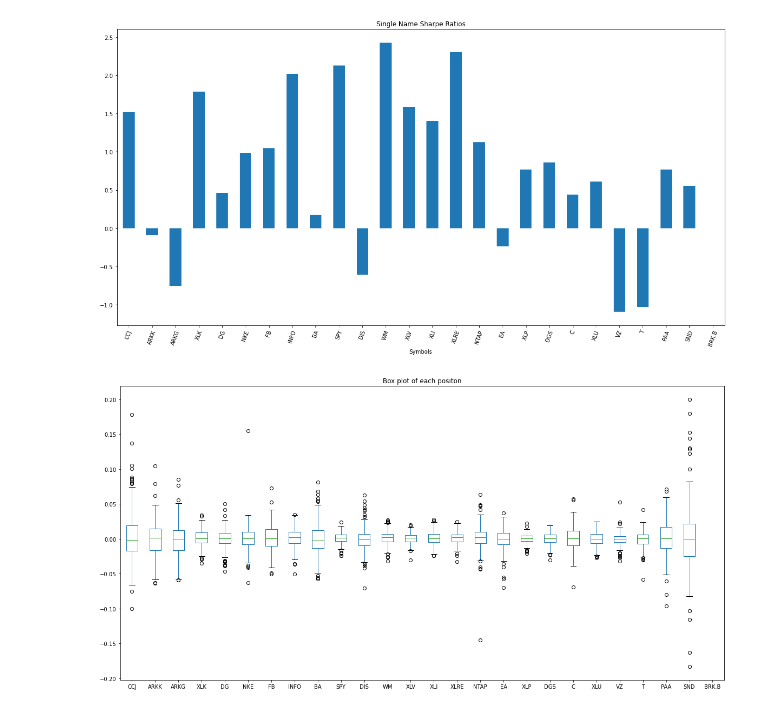
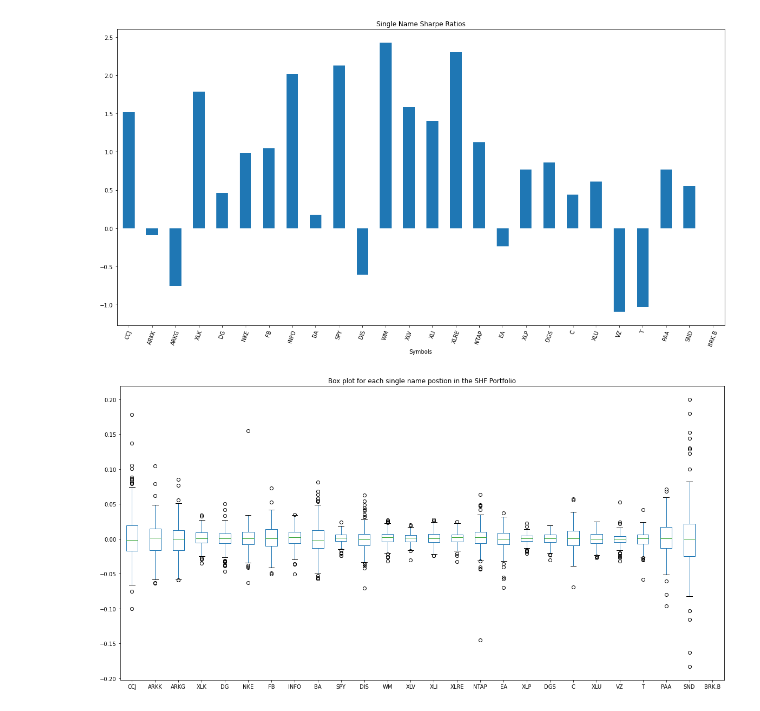
Before and after one commit to webclinic017/shf_portfolio, a Jupyter notebook: shf_portfolio.ipynb, the cells around one changed output. Saved outputs shown, nothing was run; the diff lists cells and outputs as text; code cells hidden in the pictures.

```diff
--- a/shf_portfolio.ipynb
+++ b/shf_portfolio.ipynb
@@ -231,7 +202,7 @@ sharpe_ratios.plot.bar(figsize=(20,10),title = 'Single Name Sharpe Ratios', rot
 # %% [output]
 [figure]
 # %%
-daily_percent_change.plot.box(figsize = (20,10), title = 'Box plot of each positon');
+daily_percent_change.plot.box(figsize = (20,10), title = 'Box plot for each single name postion in the SHF Portfolio');
 # %% [output]
-[figure, old version]
+[figure, new version]
 # %%
```
Also changed, not shown: parts of 5 cells of this notebook.
